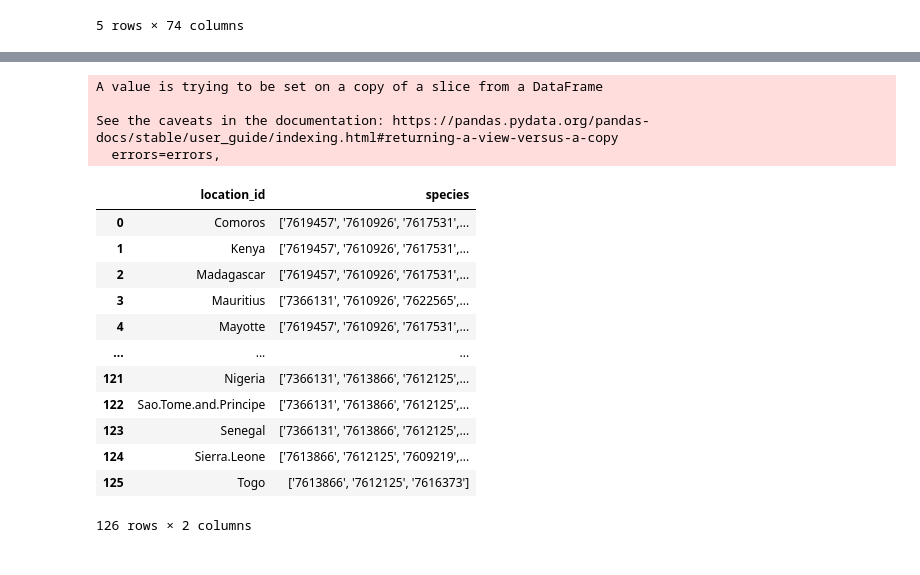
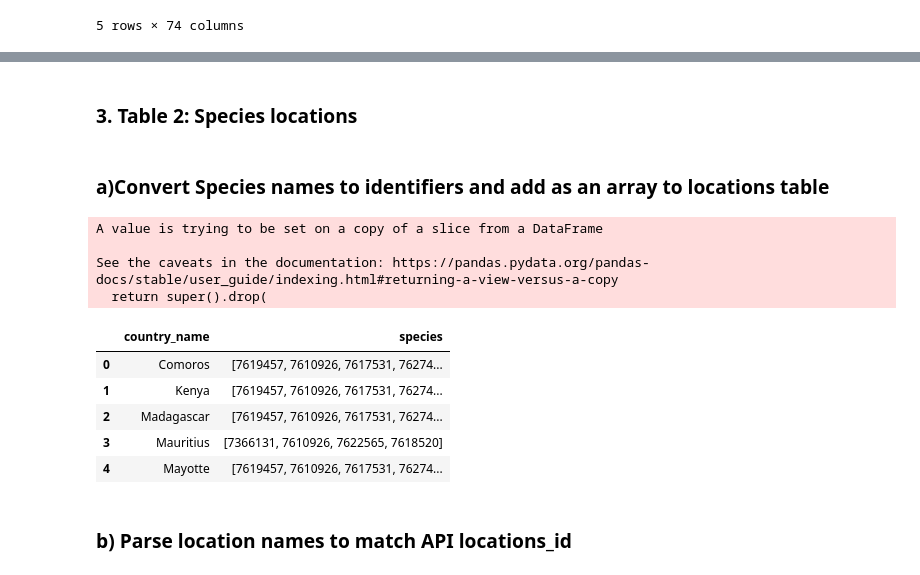
Before and after one commit to Vizzuality/mangrove-atlas, a Jupyter notebook: data/notebooks/Lab/Species_widget.ipynb, the cells around one changed output, grey strips where cells are left out. Saved outputs shown, nothing was run; the diff lists cells and outputs as text; code cells hidden in the pictures.

Commit message:
species widget validators

```diff
--- a/data/notebooks/Lab/Species_widget.ipynb
+++ b/data/notebooks/Lab/Species_widget.ipynb
@@ -73,2 +79,0 @@ curl 'https://www.iucnredlist.org/dosearch/assessments/_search?size=60&_source=f
-# %%
-sp_list= sp.columns[1:]
@@ -117,7 +140,7 @@ for n,species in enumerate(sp_list):
     try:
         records['species_id'].append(out['hits']['hits'][0]['_id'])
     except:
-        records['species_id'].append(f'hibrid{n}')
+        records['species_id'].append(999900+n)
 
     ### Common name
     try:
@@ -156,0 +159,4 @@ Convert Species names to identifiers
+# %%
+### Write table 1 using IUCN API data
+table1 = pd.DataFrame(data=records)
+table1.species_id = table1.species_id.astype(int)
@@ -157,32 +175,31 @@ Convert Species names to identifiers
+# %% [markdown]
+### 3. Table 2: Species locations
+# %% [markdown]
+### a)Convert Species names to identifiers and add as an array to locations table
 # %%
 #sp.stack().reset_index().set_axis('From To Distance'.split(), axis=1)
 # %%
-table1= pd.DataFrame(data = {'location_id':sp.Species,'species':np.nan})
+table2= pd.DataFrame(data = {'country_name':sp.Species,'species':np.nan})
 for country in sp.Species:
     df = sp[sp['Species']==country]
     for col in df.columns:
         if df[[col]].values[0]==0:
             df.drop(col,inplace=True,axis=1)
             sp_names = df.columns
-    table1.loc[table1['location_id']==country,'species']= str(list(table2[table2.scientific_name.isin(sp_names)].species_id))
+    table2.loc[table2['country_name']==country,'species']= str(list(table1[table1.scientific_name.isin(sp_names)].species_id))
 # %% [output]
 A value is trying to be set on a copy of a slice from a DataFrame
 
 See the caveats in the documentation: https://pandas.pydata.org/pandas-docs/stable/user_guide/indexing.html#returning-a-view-versus-a-copy
-  errors=errors,
+  return super().drop(
-# %%
-table1
-# %% [output]
-|  | location_id | species |
-| 0 | Comoros | ['7619457', '7610926', '7617531',... |
-| 1 | Kenya | ['7619457', '7610926', '7617531',... |
-| 2 | Madagascar | ['7619457', '7610926', '7617531',... |
-| 3 | Mauritius | ['7366131', '7610926', '7622565',... |
-| 4 | Mayotte | ['7619457', '7610926', '7617531',... |
-| ... | ... | ... |
-| 121 | Nigeria | ['7366131', '7613866', '7612125',... |
-| 122 | Sao.Tome.and.Principe | ['7366131', '7613866', '7612125',... |
-| 123 | Senegal | ['7366131', '7613866', '7612125',... |
-| 124 | Sierra.Leone | ['7613866', '7612125', '7609219',... |
-| 125 | Togo | ['7613866', '7612125', '7616373'] |
-126 rows × 2 columns
+# %%
+table2.head()
+# %% [output]
+|  | country_name | species |
+| 0 | Comoros | [7619457, 7610926, 7617531, 76274... |
+| 1 | Kenya | [7619457, 7610926, 7617531, 76274... |
+| 2 | Madagascar | [7619457, 7610926, 7617531, 76274... |
+| 3 | Mauritius | [7366131, 7610926, 7622565, 7618520] |
+| 4 | Mayotte | [7619457, 7610926, 7617531, 76274... |
+# %% [markdown]
+### b) Parse location names to match API locations_id
```
Also changed, not shown: parts of 40 cells of this notebook, 1 other file.
